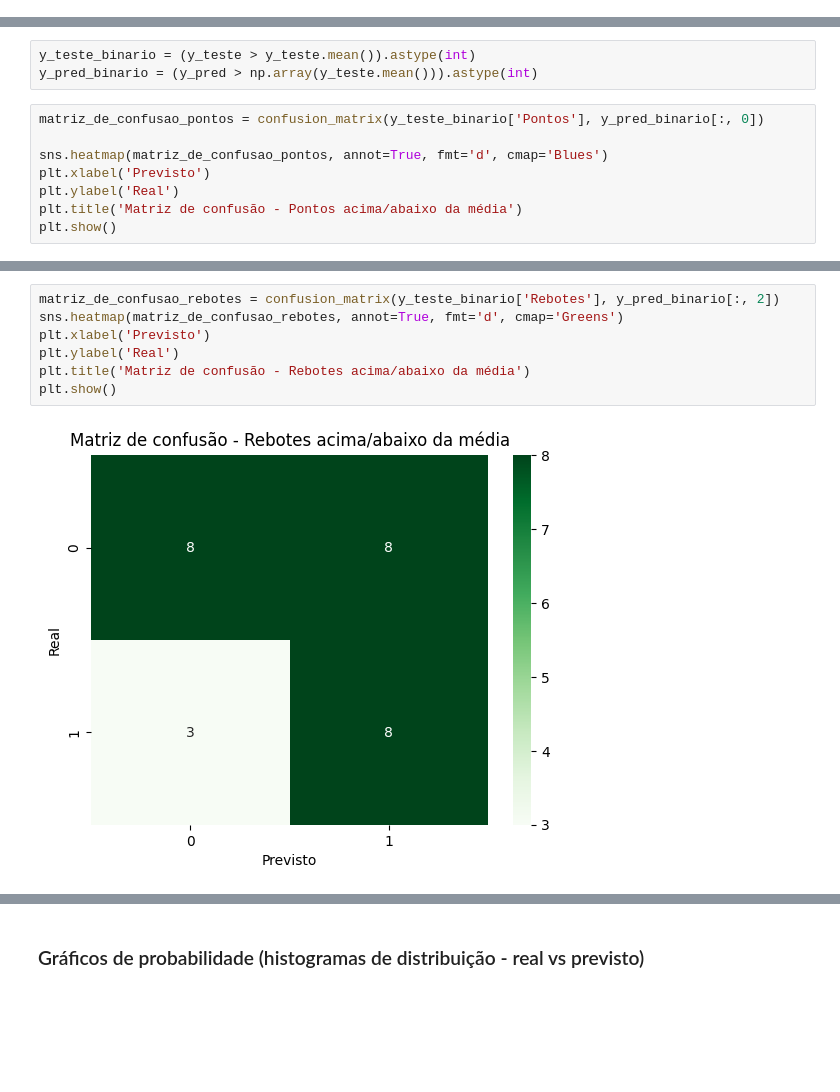
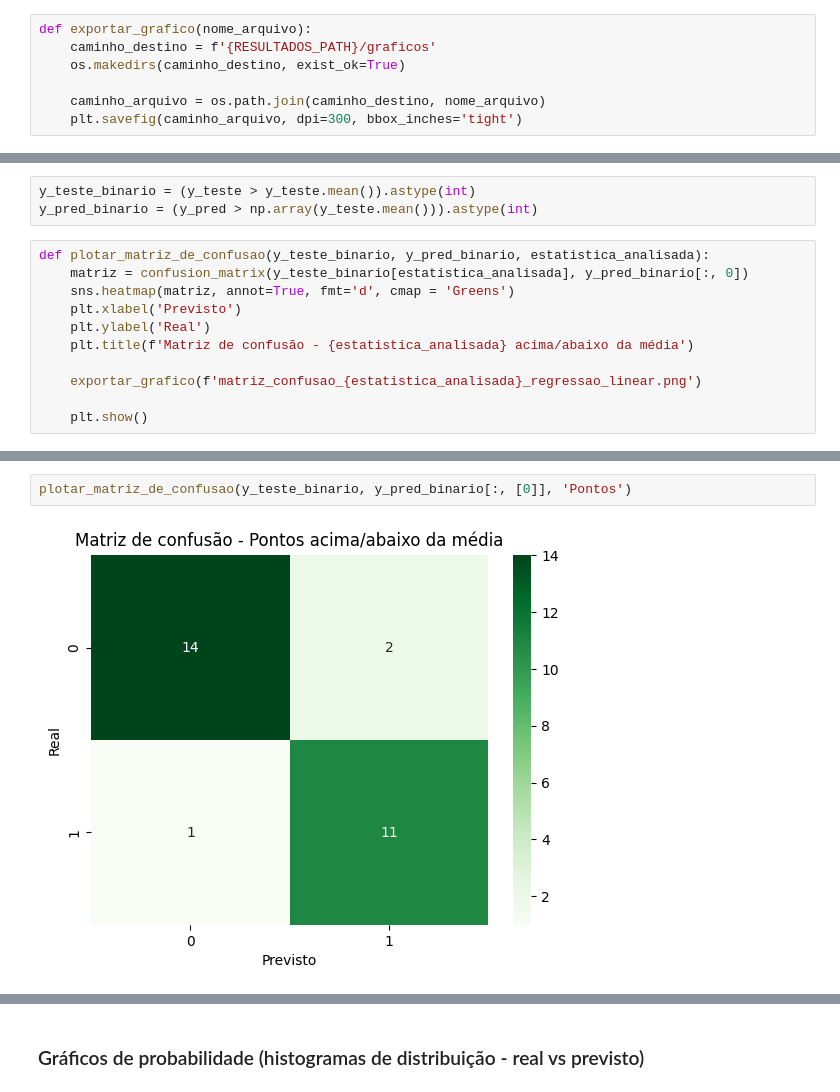
Before and after one commit to luiz-davi-m/ciencia-de-dados-nba, a Jupyter notebook: Parte 3/RF3 e RF4.ipynb, the cells around one changed output, grey strips where cells are left out. Cells and saved outputs as stored; diff of their text form; blank space fills up the shorter version.

```diff
--- a/Parte 3/RF3 e RF4.ipynb
+++ b/Parte 3/RF3 e RF4.ipynb
@@ -95,13 +96,23 @@ dtype: float64
+# %%
+def exportar_grafico(nome_arquivo):
+    caminho_destino = f'{RESULTADOS_PATH}/graficos'
+    os.makedirs(caminho_destino, exist_ok=True)
+
+    caminho_arquivo = os.path.join(caminho_destino, nome_arquivo)
+    plt.savefig(caminho_arquivo, dpi=300, bbox_inches='tight')
 # %% [markdown]
 ### Matriz de confusão
 # %%
 y_teste_binario = (y_teste > y_teste.mean()).astype(int)
 y_pred_binario = (y_pred > np.array(y_teste.mean())).astype(int)
 # %%
-matriz_de_confusao_pontos = confusion_matrix(y_teste_binario['Pontos'], y_pred_binario[:, 0])
+def plotar_matriz_de_confusao(y_teste_binario, y_pred_binario, estatistica_analisada):
+    matriz = confusion_matrix(y_teste_binario[estatistica_analisada], y_pred_binario[:, 0])
+    sns.heatmap(matriz, annot=True, fmt='d', cmap = 'Greens')
+    plt.xlabel('Previsto')
+    plt.ylabel('Real')
+    plt.title(f'Matriz de confusão - {estatistica_analisada} acima/abaixo da média')
 
-sns.heatmap(matriz_de_confusao_pontos, annot=True, fmt='d', cmap='Blues')
-plt.xlabel('Previsto')
-plt.ylabel('Real')
-plt.title('Matriz de confusão - Pontos acima/abaixo da média')
-plt.show()
+    exportar_grafico(f'matriz_confusao_{estatistica_analisada}_regressao_linear.png')
+
+    plt.show()
@@ -119,9 +119,4 @@ plt.show()
-# %%
-matriz_de_confusao_rebotes = confusion_matrix(y_teste_binario['Rebotes'], y_pred_binario[:, 2])
-sns.heatmap(matriz_de_confusao_rebotes, annot=True, fmt='d', cmap='Greens')
-plt.xlabel('Previsto')
-plt.ylabel('Real')
-plt.title('Matriz de confusão - Rebotes acima/abaixo da média')
-plt.show()
-# %% [output]
-[figure, removed]
+# %%
+plotar_matriz_de_confusao(y_teste_binario, y_pred_binario[:, [0]], 'Pontos')
+# %% [output]
+[figure, added]
```
Also changed, not shown: parts of 26 cells of this notebook, 11 other files.
